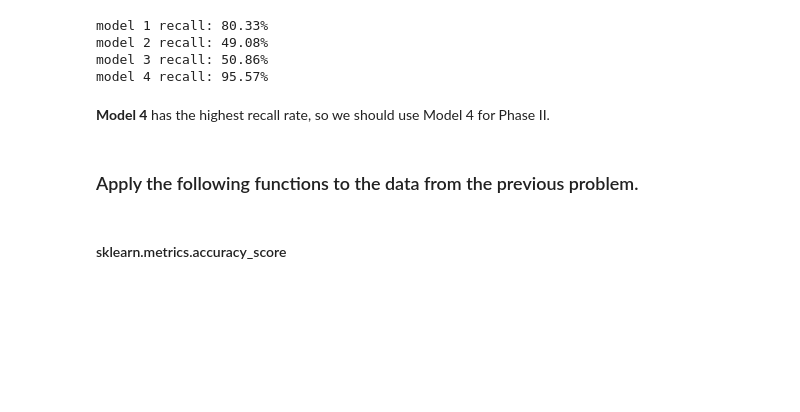
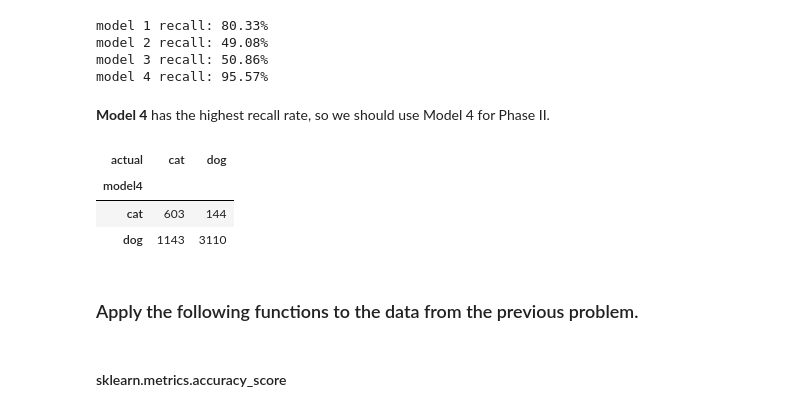
Before and after one commit to malachi-hale/classification-exercises, a Jupyter notebook: model_evaluation.ipynb, the cells around one changed output. Saved outputs shown, nothing was run; the diff lists cells and outputs as text; code cells hidden in the pictures; blank space fills up the shorter version.

```diff
--- a/model_evaluation.ipynb
+++ b/model_evaluation.ipynb
@@ -247,6 +267,13 @@ model 3 recall: 50.86%
 model 4 recall: 95.57%
 # %% [markdown]
 **Model 4** has the highest recall rate, so we should use Model 4 for Phase II.
+# %%
+pd.crosstab(paws.model4, paws.actual)
+# %% [output]
+| actual | cat | dog |
+| model4 |  |  |
+| cat | 603 | 144 |
+| dog | 1143 | 3110 |
 # %% [markdown]
 ### Apply the following functions to the data from the previous problem.
 # %% [markdown]
```
Also changed, not shown: parts of 14 cells of this notebook, 1 other file.
